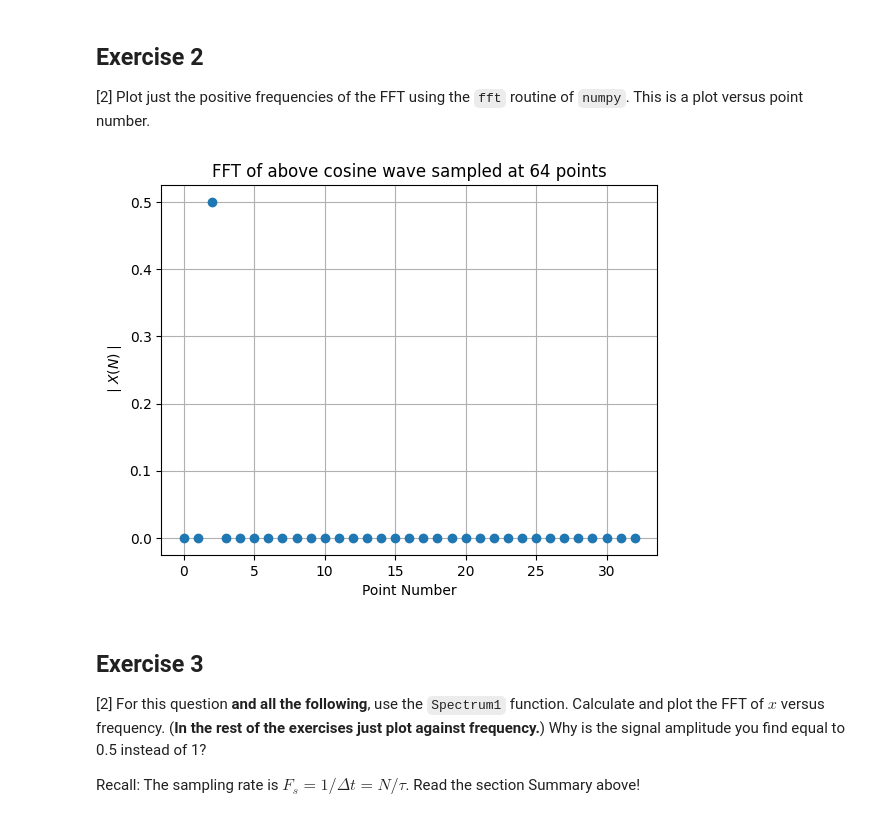
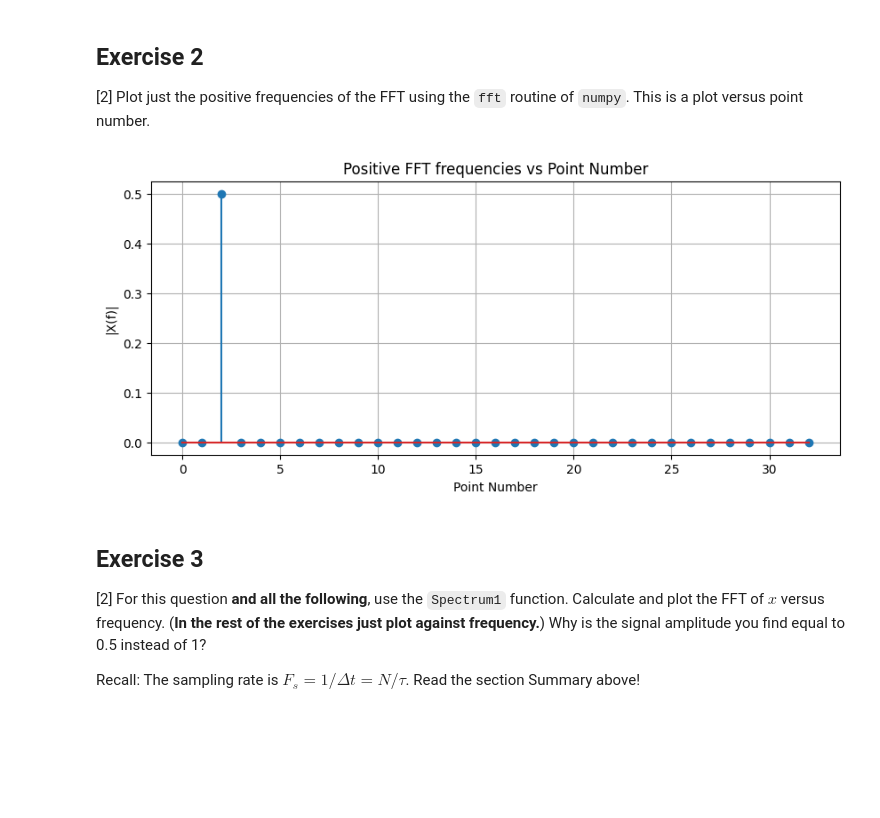
Before and after one commit to PX2145-2025/week-10-b-Ridge-Ewan-313, a Jupyter notebook: FFT.ipynb, the cells around one changed output. Saved outputs shown, nothing was run; the diff lists cells and outputs as text; code cells hidden in the pictures; blank space fills up the shorter version.

```diff
--- a/FFT.ipynb
+++ b/FFT.ipynb
@@ -327,20 +325,21 @@ plt.show()
 ## Exercise 2
 [2] Plot just the positive frequencies of the FFT using the `fft` routine of `numpy`. This is a plot versus point number.
 # %%
-# fft and normalise
-X = fft(x)/N
-pos_X = X[0:N//2+1] # take just positive values
-plt.plot(np.abs(pos_X),'o')
+# calculate fft and normalise by N
+X_raw = fft(x)/N
+# select only positive X values
+pos_X = np.abs(X_raw[0:N//2+1])
 
 # show graph
-plt.title(f'FFT of above cosine wave sampled at {str(N)} points')
+plt.figure(figsize=(10,4))
+plt.stem(pos_X) # stem gives the right looking graph
+plt.title('Positive FFT frequencies vs Point Number')
 plt.xlabel('Point Number')
-plt.ylabel(r'$\mid X(N)\mid$')
+plt.ylabel('|X(f)|')
 plt.grid()
-
 plt.show()
 # %% [output]
-[figure, old version]
+[figure, new version]
 # %% [markdown]
 ## Exercise 3
 
```
Also changed, not shown: parts of 7 cells of this notebook.
